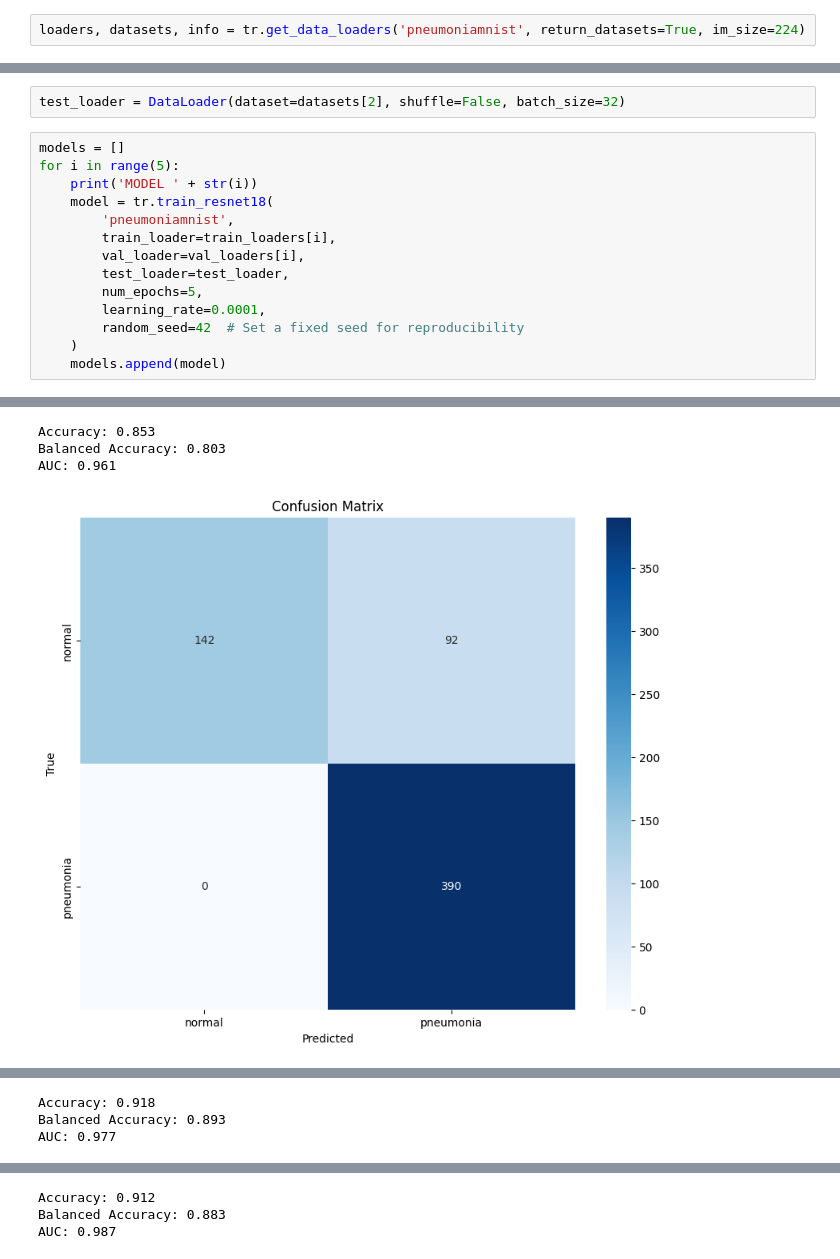
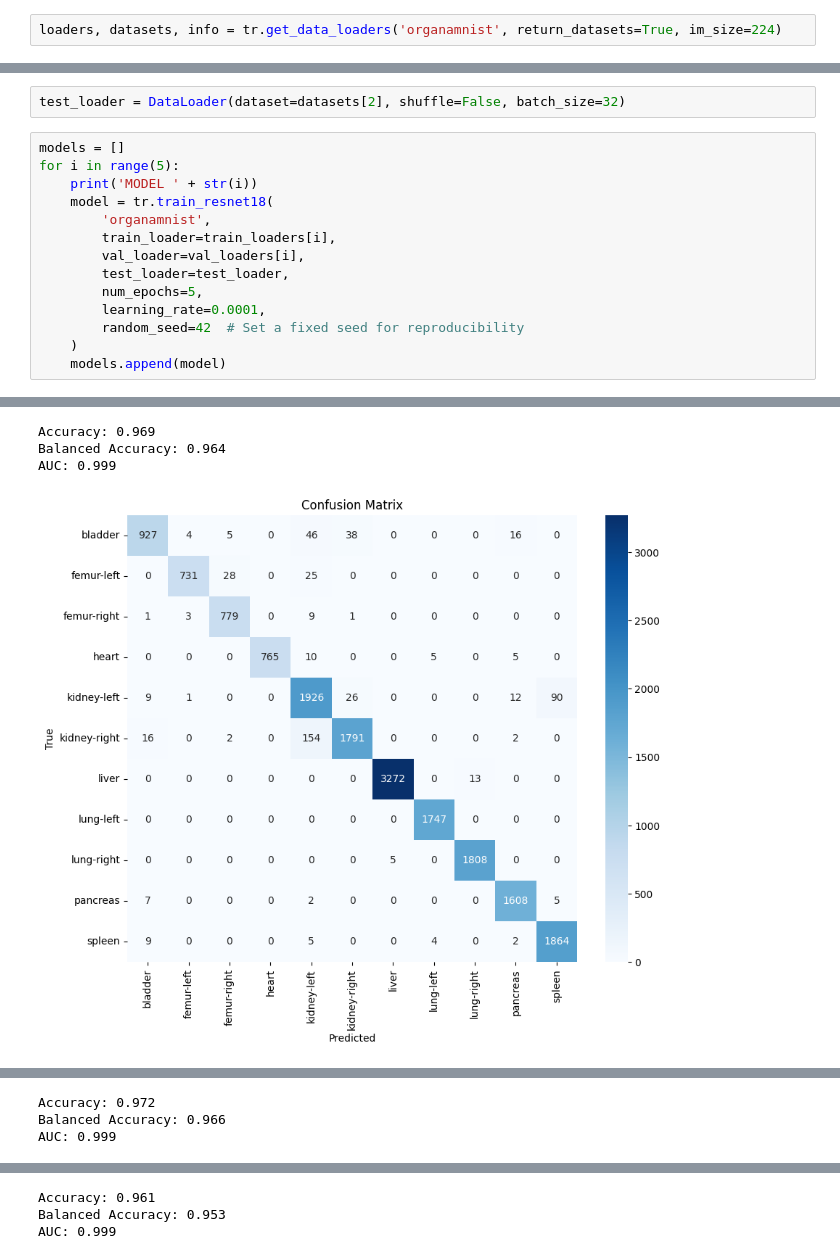
Before and after one commit to pstnmz/UQ_toolbox, a Jupyter notebook: medMNIST/train_resnet_breastMNIST.ipynb, the cells around one changed output, grey strips where cells are left out. Saved outputs shown, nothing was run; the diff lists cells and outputs as text.

Commit message:
training organamnist 224

```diff
--- a/medMNIST/train_resnet_breastMNIST.ipynb
+++ b/medMNIST/train_resnet_breastMNIST.ipynb
@@ -7,7 +7,7 @@ from sklearn.model_selection import StratifiedKFold
 import numpy as np
 import matplotlib.pyplot as plt
 # %%
-loaders, datasets, info = tr.get_data_loaders('pneumoniamnist', return_datasets=True, im_size=224)
+loaders, datasets, info = tr.get_data_loaders('organamnist', return_datasets=True, im_size=224)
 # %%
 datasets[0].montage(length=5)
 # %% [output]
@@ -75,7 +75,7 @@ models = []
 for i in range(5):
     print('MODEL ' + str(i))
     model = tr.train_resnet18(
-        'pneumoniamnist',
+        'organamnist',
         train_loader=train_loaders[i],
         val_loader=val_loaders[i],
         test_loader=test_loader,
@@ -106,5 +106,5 @@ Validation set: Average loss: 0.0635, Accuracy: 814/837 (97%)
-Accuracy: 0.853
-Balanced Accuracy: 0.803
-AUC: 0.961
+Accuracy: 0.969
+Balanced Accuracy: 0.964
+AUC: 0.999
-[figure, old version]
+[figure, new version]
 MODEL 1
@@ -128,3 +128,3 @@ Validation set: Average loss: 0.0308, Accuracy: 824/837 (98%)
-Accuracy: 0.918
-Balanced Accuracy: 0.893
-AUC: 0.977
+Accuracy: 0.972
+Balanced Accuracy: 0.966
+AUC: 0.999
@@ -150,3 +150,3 @@ Validation set: Average loss: 0.0523, Accuracy: 817/837 (98%)
-Accuracy: 0.912
-Balanced Accuracy: 0.883
-AUC: 0.987
+Accuracy: 0.961
+Balanced Accuracy: 0.953
+AUC: 0.999
```
Also changed, not shown: parts of 6 cells of this notebook, 38 other files.
